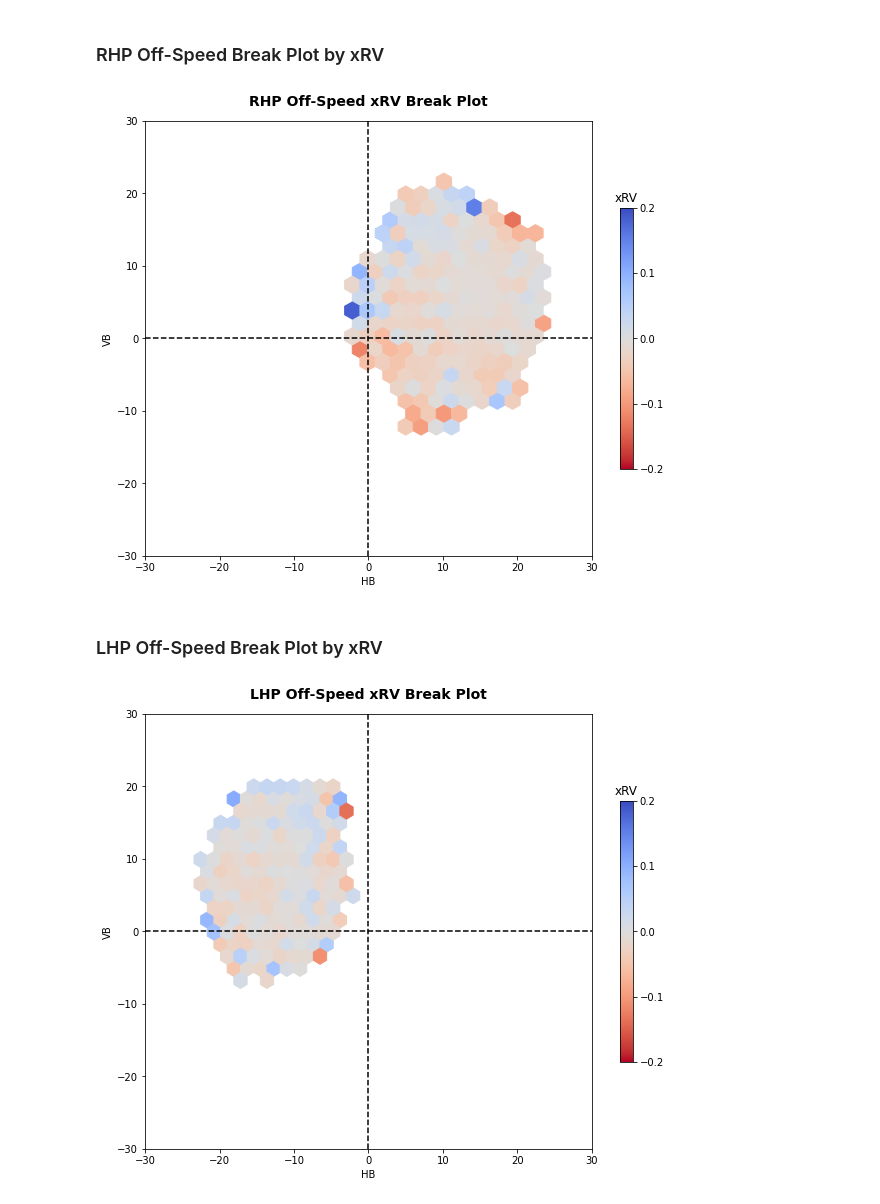
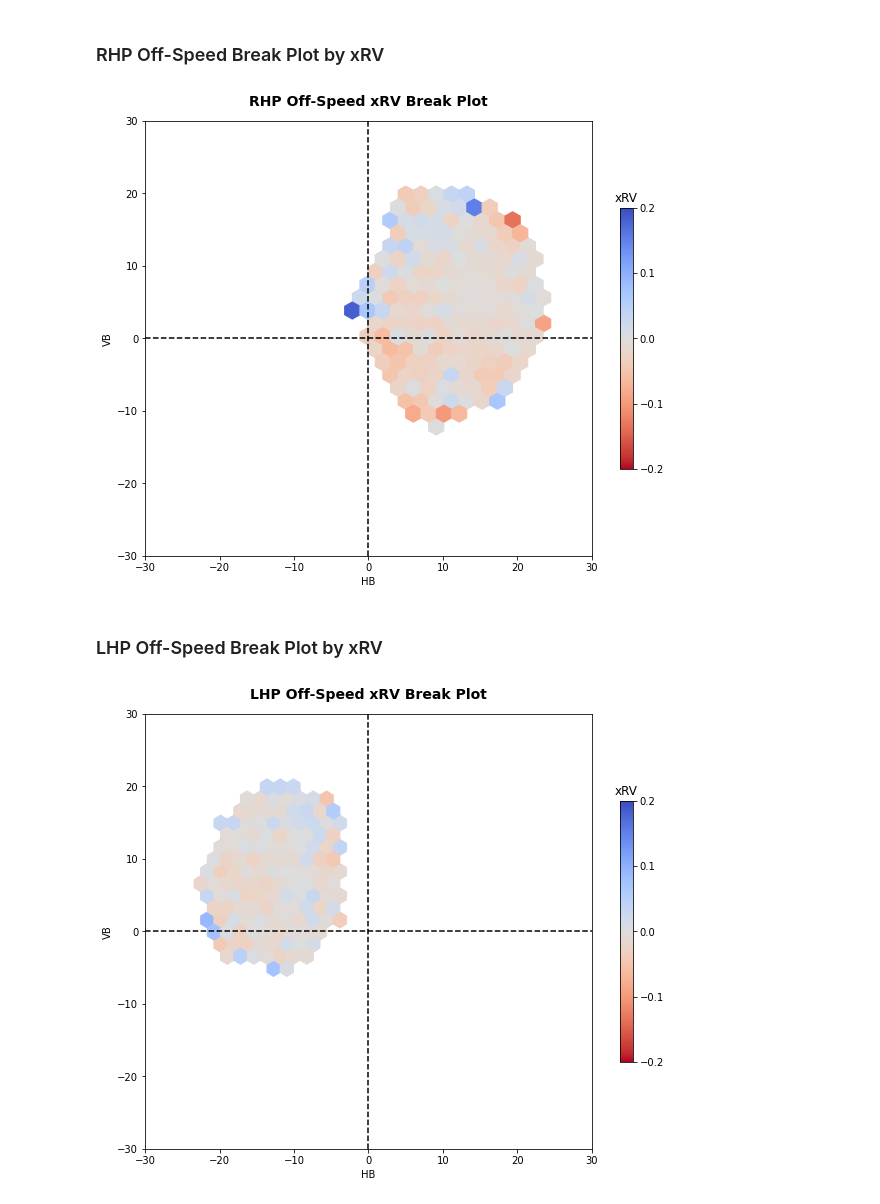
Before and after one commit to anthonyzurke/RVmodel, a Jupyter notebook: notebooks/analysis-rv.ipynb, the cells around one changed output. Cells and saved outputs as stored; diff of their text form; code cells hidden in the pictures.

```diff
--- a/notebooks/analysis-rv.ipynb
+++ b/notebooks/analysis-rv.ipynb
@@ -40,6 +40,8 @@ warnings.filterwarnings('ignore')
 data = pd.read_csv('../data/model-pitches-rv.csv', index_col = [0])
 rv_table = pd.read_csv('../data/rv_table.csv', index_col = [0])
 xrv_grouped = pd.read_csv('../data/xrv_grouped.csv', index_col = [0])
+xrv_grouped.rename(columns = {'release_pos_x': 'rel_x', 'release_pos_z': 'rel_z',
+                              'release_extension': 'extension'}, inplace = True)
 print(xrv_grouped.shape)
 xrv_grouped.head()
 # %% [output]
@@ -536,26 +552,26 @@ See Full Dataframe in Mito
 # %%
 plt.figure(figsize = (10, 8))
 
 plt.hexbin(rhp_os['pfx_x'], rhp_os['pfx_z'], C = rhp_os['xRV'], cmap = 'coolwarm_r',
-           mincnt = 5, gridsize = 20)
+           mincnt = 10, gridsize = 20)
 cb = plt.colorbar(ticks = [-.2,-.1, 0, .1, .2], shrink = .6)
 cb.ax.set_title('xRV'), plt.clim(-.2, .2)
 plt.xlabel('HB'), plt.ylabel('VB'), plt.xlim(-30, 30), plt.ylim(-30, 30)
 plt.axhline(0, color = 'black', ls = '--'), plt.axvline(0, color = 'black', ls = '--')
 plt.title('RHP Off-Speed xRV Break Plot', fontsize = 14, fontweight = 'bold', pad = 15);
 # %% [output]
-[figure, old version]
+[figure, new version]
 # %% [markdown]
 ### LHP Off-Speed Break Plot by xRV
 # %%
 plt.figure(figsize = (10, 8))
 
 plt.hexbin(lhp_os['pfx_x'], lhp_os['pfx_z'], C = lhp_os['xRV'], cmap = 'coolwarm_r',
-           mincnt = 5, gridsize = 20)
+           mincnt = 10, gridsize = 20)
 cb = plt.colorbar(ticks = [-.2,-.1, 0, .1, .2], shrink = .6)
 cb.ax.set_title('xRV'), plt.clim(-.2, .2)
 plt.xlabel('HB'), plt.ylabel('VB'), plt.xlim(-30, 30), plt.ylim(-30, 30)
 plt.axhline(0, color = 'black', ls = '--'), plt.axvline(0, color = 'black', ls = '--')
 plt.title('LHP Off-Speed xRV Break Plot', fontsize = 14, fontweight = 'bold', pad = 15);
 # %% [output]
-[figure, old version]
+[figure, new version]
```
Also changed, not shown: parts of 12 cells of this notebook.
